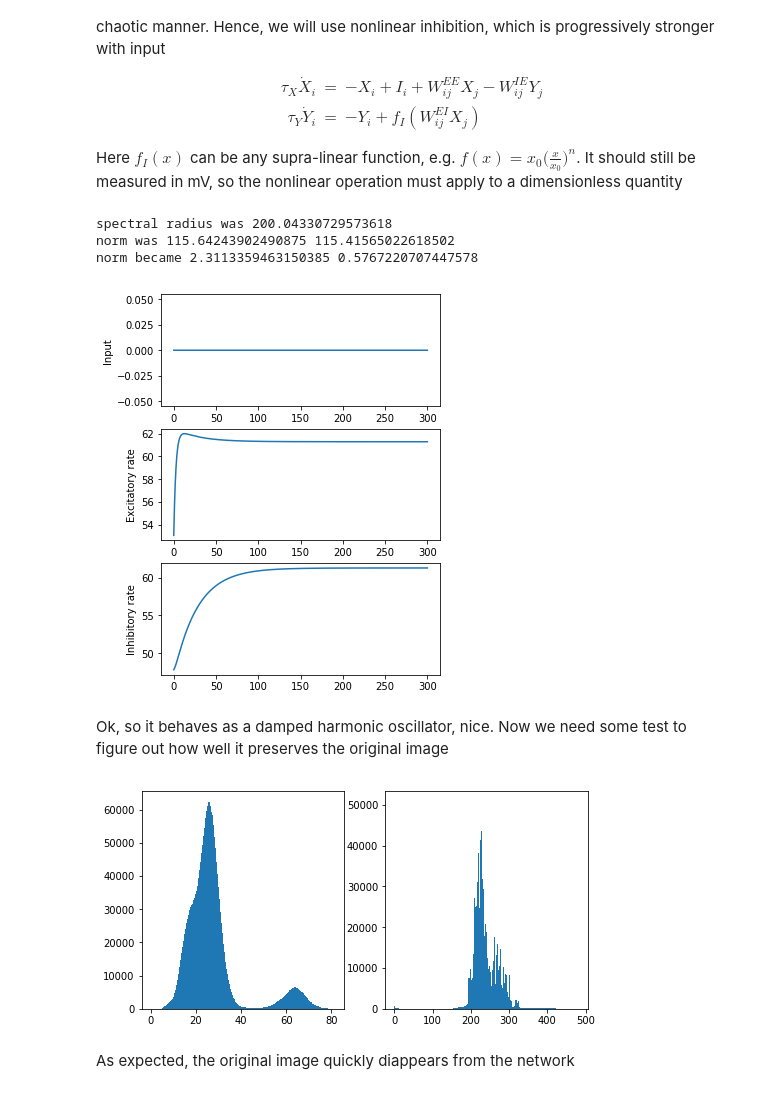
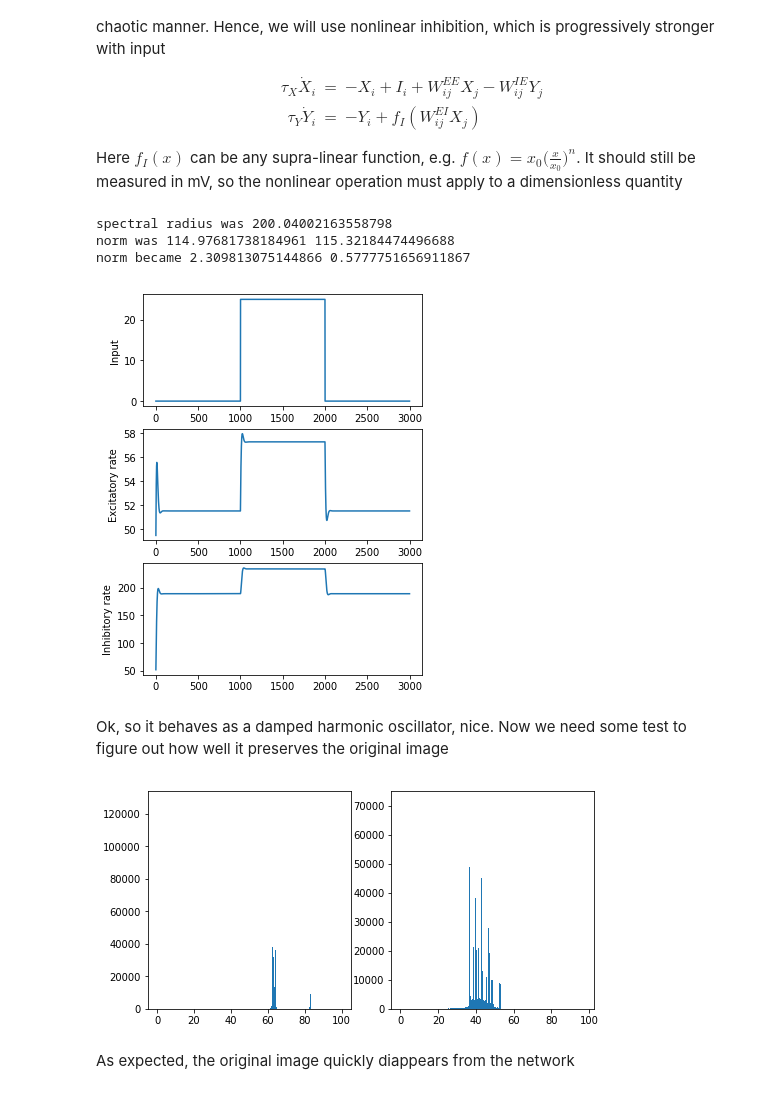
Before and after one commit to aleksejs-fomins/memory-hippo-ca3, a Jupyter notebook: self-contained/excitatory-ip/test1.ipynb, the cells around one changed output. Cells and saved outputs as stored; diff of their text form; code cells hidden in the pictures.

```diff
--- a/self-contained/excitatory-ip/test1.ipynb
+++ b/self-contained/excitatory-ip/test1.ipynb
@@ -114,7 +114,7 @@ def RHS_XY(X, Y, I, p):
     IeffX = I + p['W_EE'].dot(X) - p['W_IE'].dot(Y)
     IeffY = p['W_EI'].dot(X)
     rhs_X = (-X + p['x_max']*sig(IeffX / p['x_slope'])) / p['tau_X']
-    rhs_Y = (-Y + p['y_max']*(IeffY / p['y_slope'])**1) / p['tau_Y']
+    rhs_Y = (-Y + p['y_max']*(IeffY / p['y_slope'])**2) / p['tau_Y']
     return rhs_X, rhs_Y
 
 p = {
@@ -122,16 +122,16 @@ p = {
     'NX'      : 400,      # Number of excitatory neurons
     'NY'      : 100,      # Number of excitatory neurons
     'tau_X'   : 10.0,     # ms, EXC neuronal timescale
-    'tau_Y'   : 30.0,     # ms, INH neuronal timescale
+    'tau_Y'   : 10.0,     # ms, INH neuronal timescale
     'I_min'   : 0.0,     # mV, min input
     'I_max'   : 100.0,    # mV, max input
 
     'x_max'   : 100.0,    # mV, maximum firing rate
     'y_max'   : 100.0,    # mV, maximum firing rate
-    'x_slope' : 100.0,    # mV, maximum firing rate
-    'y_slope' : 400.0,    # mV, maximum firing rate
+    'x_slope' : 70.0,     # mV, slope
+    'y_slope' : 150.0,    # mV, slope
     'dt'      : 0.1,      # ms, discretization time
-    'T'       : 300.0,   # ms, simulation time
+    'T'       : 3000.0,   # ms, simulation time
     'T_Inp'   : 1000.0    # ms, frequency of input change
 }
 
@@ -173,37 +173,37 @@ I_arr_img = p['I_min'] + (p['I_max'] - p['I_min']) * np.outer(I_arr, I_template.
 
 
 ###################
 # Simulate
 ###################
 
 N_STEP = t_arr.shape[0]
 X_arr = np.zeros((N_STEP, p['NX']))
 Y_arr = np.zeros((N_STEP, p['NY']))
 X_arr[0] = np.random.uniform(0, p['x_max'], p['NX'])
 Y_arr[0] = np.random.uniform(0, p['y_max'], p['NY'])
 
 for i in range(1, N_STEP):
     VX, VY = RHS_XY(X_arr[i-1], Y_arr[i-1], I_arr_img[i-1], p)
     X_arr[i] = X_arr[i-1] + VX * p['dt']
     Y_arr[i] = Y_arr[i-1] + VY * p['dt']
 
 I_nrm = np.mean(I_arr_img, axis=1)
 X_nrm = np.mean(X_arr, axis=1)
 Y_nrm = np.mean(Y_arr, axis=1)
 
 fig,ax = plt.subplots(nrows=3, figsize=(5, 7))
 ax[0].plot(t_arr, I_nrm)
 ax[1].plot(t_arr, X_nrm)
 ax[2].plot(t_arr, Y_nrm)
 ax[0].set_ylabel("Input")
 ax[1].set_ylabel("Excitatory rate")
 ax[2].set_ylabel("Inhibitory rate")
 plt.show()
 # %% [output]
-spectral radius was 200.04330729573618
-norm was 115.64243902490875 115.41565022618502
-norm became 2.3113359463150385 0.5767220707447578
+spectral radius was 200.04002163558798
+norm was 114.97681738184961 115.32184474496688
+norm became 2.309813075144866 0.5777751656911867
-[figure, old version]
+[figure, new version]
 # %% [markdown]
 Ok, so it behaves as a damped harmonic oscillator, nice. Now we need some test to figure out how well it preserves the original image
 # %%
@@ -213,7 +213,7 @@ ax[0].hist(X_arr.flatten(), bins='auto')
 ax[1].hist(Y_arr.flatten(), bins='auto')
 plt.show()
 # %% [output]
-[figure, old version]
+[figure, new version]
 # %%
 THR_LEFT = 0
 THR_RIGHT = 80
```
Also changed, not shown: parts of 1 cell of this notebook, 9 other files.
